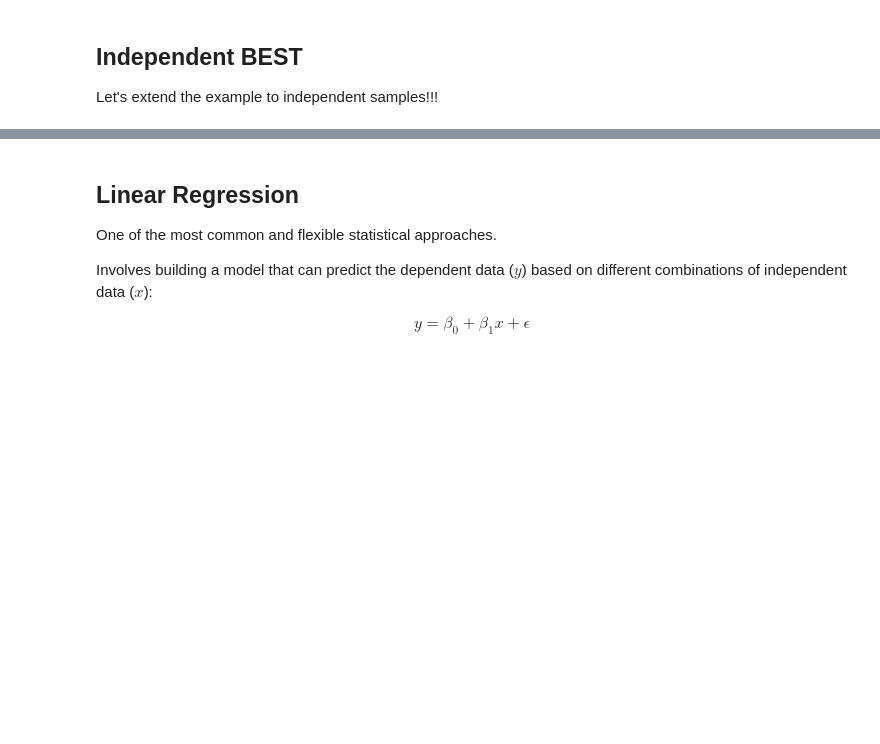
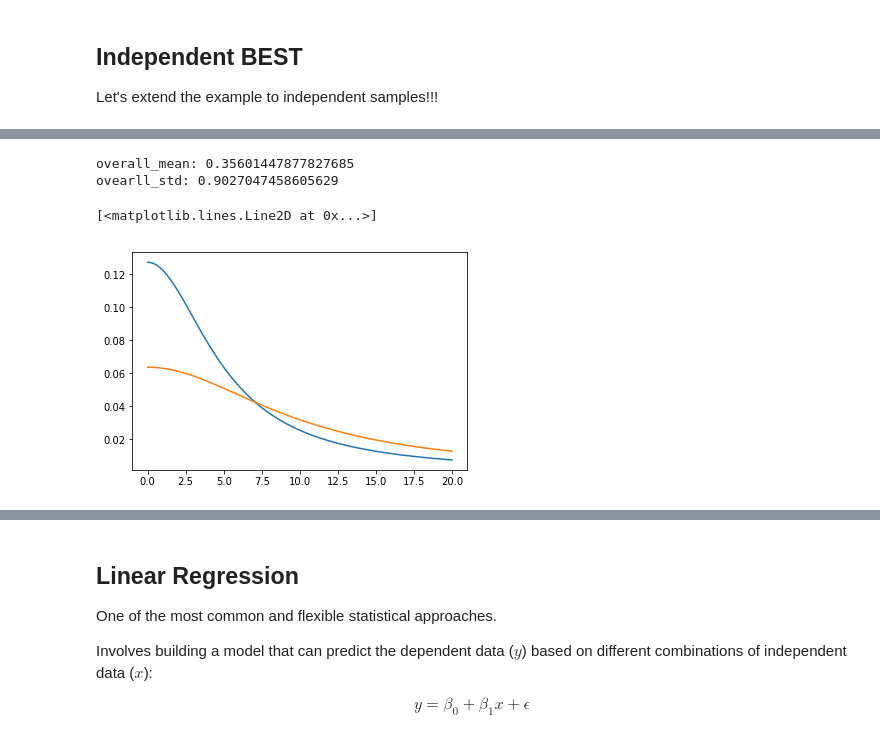
Before and after one commit to compmem/QuantCog, a Jupyter notebook: notebooks/05_Bayesian_Regression.ipynb, the cells around one changed output, grey strips where cells are left out. Cells and saved outputs as stored; diff of their text form; code cells hidden in the pictures; blank space fills up the shorter version.

```diff
--- a/notebooks/05_Bayesian_Regression.ipynb
+++ b/notebooks/05_Bayesian_Regression.ipynb
@@ -43 +46,18 @@ stats.ttest_ind(A, B)
+# %%
+# first get overall mean and std
+overall_mean = np.append(A, B).mean()
+overall_std = np.append(A, B).std()
+print('overall_mean:', overall_mean)
+print('ovearll_std:', overall_std)
+# %% [output]
+overall_mean: 0.35601447877827685
+ovearll_std: 0.9027047458605629
+# %%
+x = np.linspace(0, 20, 100)
+plt.plot(x, dists.halfcauchy(scale=5).pdf(x))
+
+plt.plot(x, dists.halfcauchy(scale=10).pdf(x))
+# %% [output]
+[<matplotlib.lines.Line2D at 0x...>]
+[figure, added]
 # %%
```
Also changed, not shown: parts of 33 cells of this notebook.
